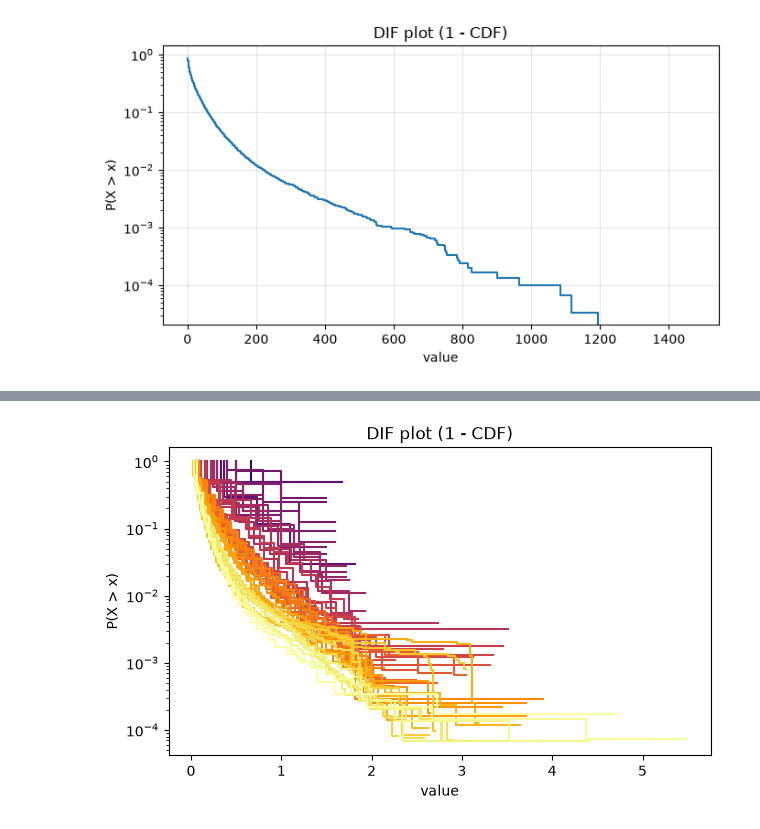
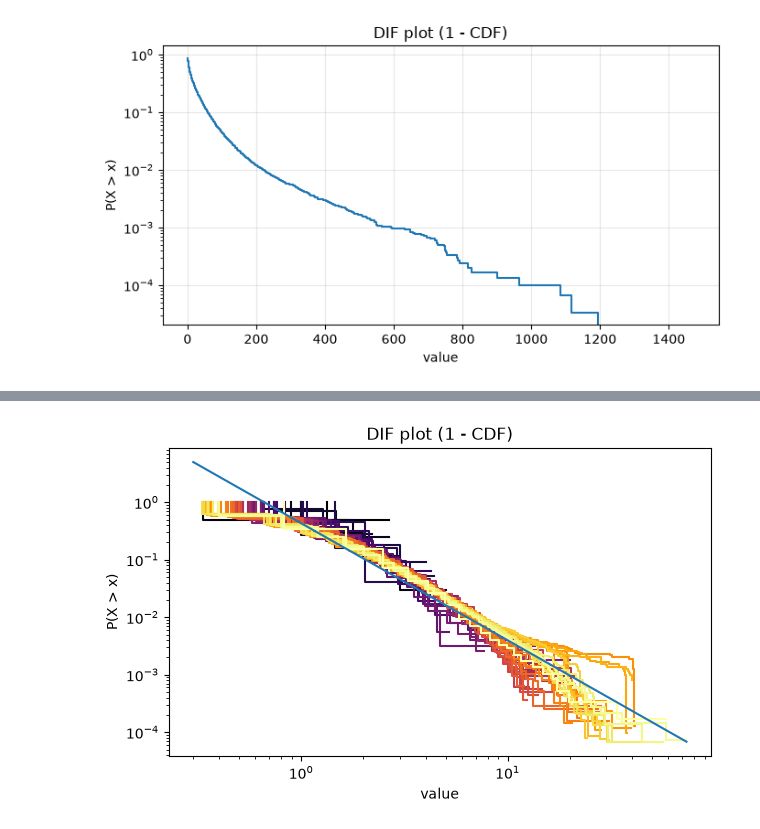
Before and after one commit to AdriRed/science-squared-avbd, a Jupyter notebook: notebooks/07_albert_author_publications_per_year_plots.ipynb, the cells around one changed output, grey strips where cells are left out. Cells and saved outputs as stored; diff of their text form; code cells hidden in the pictures.

```diff
--- a/notebooks/07_albert_author_publications_per_year_plots.ipynb
+++ b/notebooks/07_albert_author_publications_per_year_plots.ipynb
@@ -163,7 +133,9 @@ for year_paper in range(min(cleaned_papers['date'].dt.year),max(cleaned_papers['
     dif["surv"]  = 1 - dif["cdf"]                 # this is what you plot
     # optional: "fraction >= x" instead of "> x"
     dif["surv_ge"] = dif["surv"] + dif["count"] / dif["count"].sum()
-    papers_y.append(dif["value"])
-    researchers_y.append(dif["surv_ge"])
-print(len(papers_y))
-print(len(researchers_y))
+    if len(dif["surv_ge"])>1:
+        papers_y.append(dif["value"])
+        researchers_y.append(dif["surv_ge"])
+       # print(year_paper)
+#print(len(papers_y))
+#print(len(researchers_y))
@@ -218,17 +275,17 @@ for year_paper in range(
     y = dif["surv_ge"].to_numpy(dtype=float)
 
     # Area under the curve
-    area = np.trapezoid(x, y)
+    area = np.trapezoid(y, x)
 
     # Normalize so area = 1
-    if area < 0:
-        x_norm = x / (x.mean())
+    if area > 0:
+        x_norm = x / (area)
     else:
         x_norm = x
-
-    papers_y.append(x_norm)
-    researchers_y.append(y)
-    areas.append(area)
+    if len(dif["surv_ge"])>1:
+        papers_y.append(x_norm)
+        researchers_y.append(y)
+        areas.append(area)
 
 print(len(papers_y))
 print(len(researchers_y))
@@ -241,16 +421,17 @@ print(len(researchers_y))
 # %%
 fig, ax = plt.subplots(figsize=(7, 4))
 cmap1 = plt.get_cmap('inferno')
 colors = cmap1(np.linspace(0, 1, len(papers_y)))
 
 for i, (paper, researcher) in enumerate(zip(papers_y, researchers_y)):
     ax.step(paper, researcher, color=colors[i])
+ax.plot(x_fit,y_fit)
 ax.set_xlabel("value")
 ax.set_ylabel("P(X > x)")
 ax.set_title("DIF plot (1 - CDF)")
 # ax.set_ylim(0, 1)
-#ax.set_xscale("log")
+ax.set_xscale("log")
 ax.set_yscale("log")
 plt.show()
 # %% [output]
-[figure, old version]
+[figure, new version]
```
Also changed, not shown: parts of 12 cells of this notebook, 5 other files.
